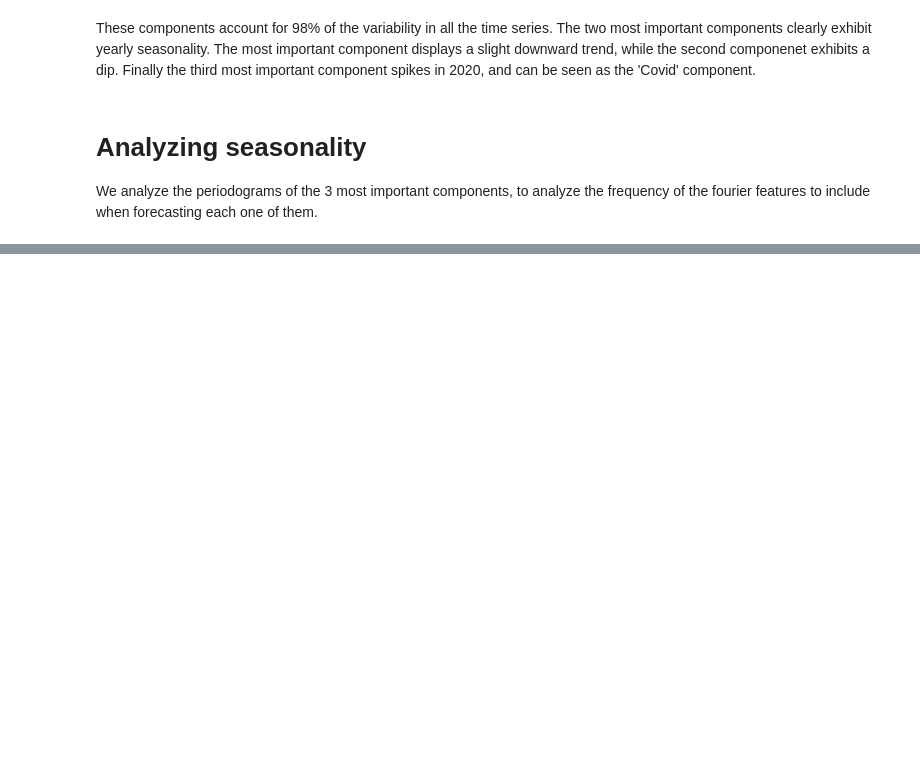
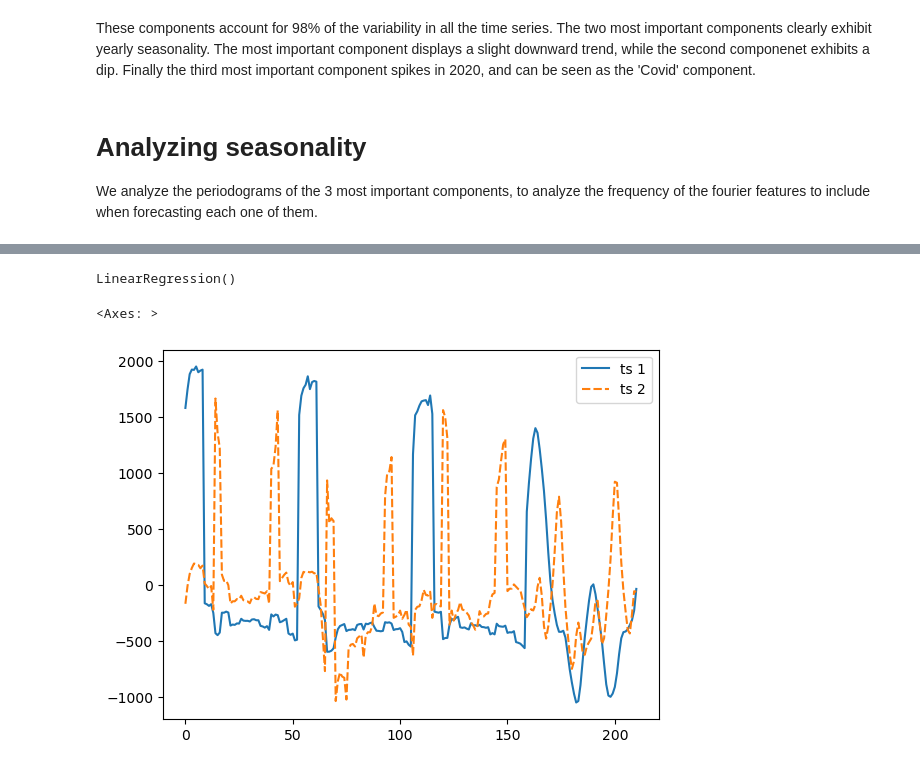
Before and after one commit to Ani-Sako/pss3e20-predicting-c02-emissions, a Jupyter notebook: modelling-co2-emissions.ipynb, the cells around one changed output, grey strips where cells are left out. Saved outputs shown, nothing was run; the diff lists cells and outputs as text; code cells hidden in the pictures; blank space fills up the shorter version.

Commit message:
Analyzed seasonality of PCA components, modeled seasonality

```diff
--- a/modelling-co2-emissions.ipynb
+++ b/modelling-co2-emissions.ipynb
@@ -105,0 +158,35 @@ We analyze the periodograms of the 3 most important components, to analyze the f
+# %%
+# Deprecated: use statsmodels instead
+def fourier_features (time_dummy, time_dummy_frequency, fourier_feature_frequencies):
+    time = np.arange(len(time_dummy), dtype=np.float32)
+    list_of_features = {}
+    for frequency in fourier_feature_frequencies:
+        target_freq = frequency/time_dummy_frequency
+        theta = time*2*np.pi*target_freq
+        list_of_features.update({f"sin_{frequency}":np.sin(theta), f"cos_{frequency}":np.cos(theta)})
+
+    return pd.DataFrame(list_of_features, index=time_dummy)
+# %%
+seasonal_feature_frequencies = [1,2,4,6,12]
+y_train = dfpca.loc[:, ['ts 1', 'ts 2']].copy()
+time_dummy = np.arange(0, dfpca.shape[0])
+X_train = fourier_features(y_train.index, 53, seasonal_feature_frequencies)
+X_train['time_dummy'] = X_train.index
+
+lr = LinearRegression()
+lr.fit(X_train, y_train)
+# %% [output]
+LinearRegression()
+# %%
+predict_dummy = np.arange(y_train.index[-1]+1, y_train.index[-1]+53)
+X_pred = fourier_features(predict_dummy, 53, seasonal_feature_frequencies)
+X_pred['time_dummy'] = X_pred.index
+y_pred = lr.predict(X_pred)
+# %%
+y_pred = pd.DataFrame(y_pred, columns=y_train.columns)
+y_full = pd.concat([y_train, y_pred], ignore_index=True)
+# %%
+sns.lineplot(y_full)
+# %% [output]
+<Axes: >
+[figure, added]
```
Also changed, not shown: parts of 7 cells of this notebook.
